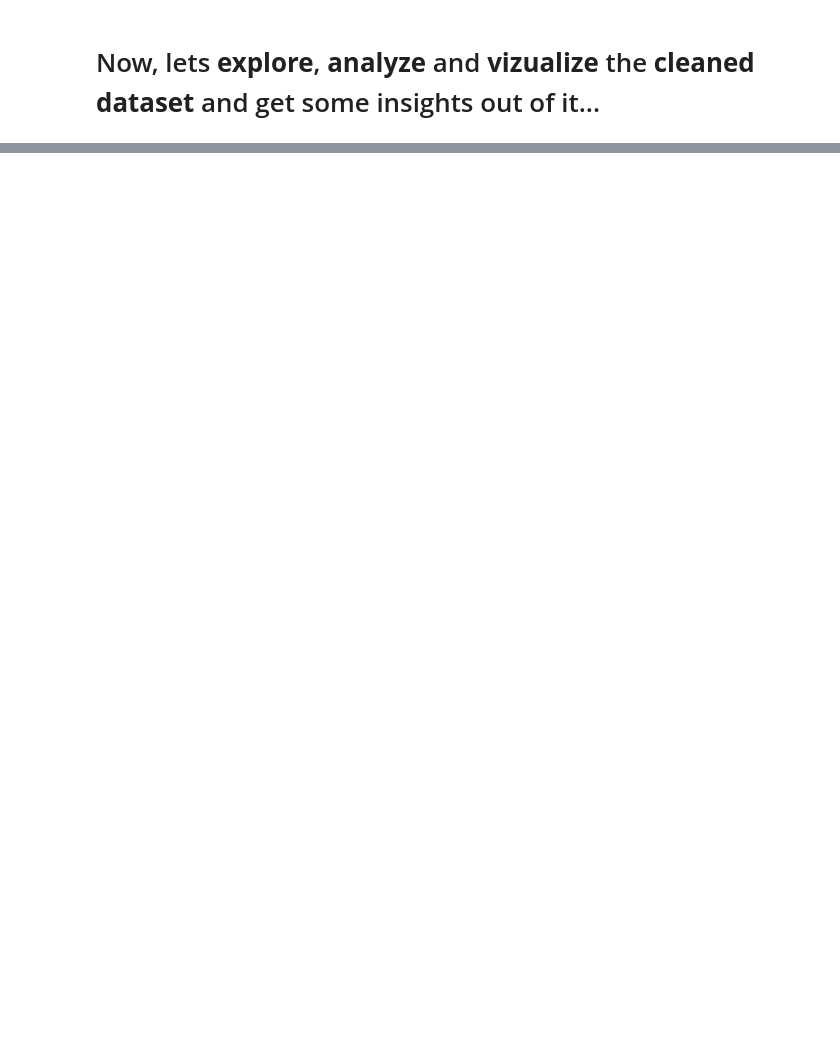
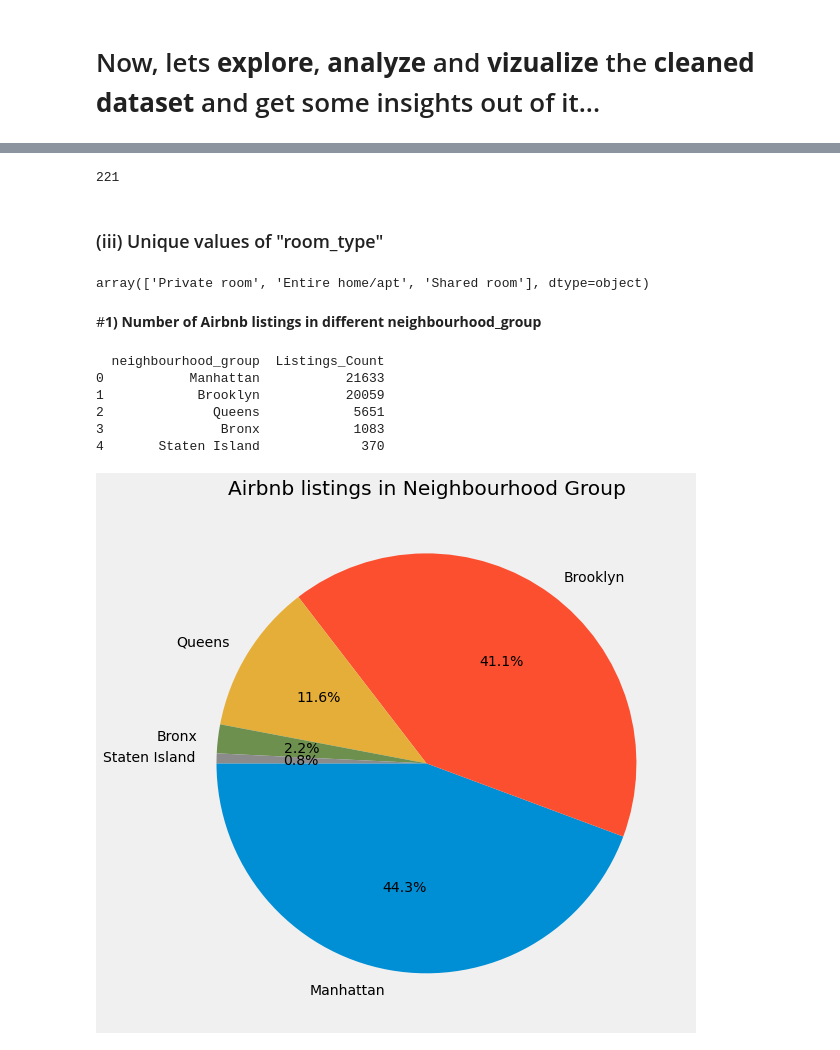
Before and after one commit to TanuRajput110/Airbnb-EDA-Project, a Jupyter notebook: Airbnb_Bookings_Analysis_Capstone_Project.ipynb, the cells around one changed output, grey strips where cells are left out. Drawn from its saved outputs; the diff is of its cells as text; code cells hidden in the pictures; blank space fills up the shorter version.

```diff
--- a/Airbnb_Bookings_Analysis_Capstone_Project.ipynb
+++ b/Airbnb_Bookings_Analysis_Capstone_Project.ipynb
@@ -297,0 +365,34 @@ new_df1.describe()
+# %%
+len(df.neighbourhood.unique())
+# %% [output]
+221
+# %% [markdown]
+### (iii) Unique values of "room_type"
+# %%
+df.room_type.unique()
+# %% [output]
+array(['Private room', 'Entire home/apt', 'Shared room'], dtype=object)
+# %% [markdown]
+#**1) Number of Airbnb listings in different neighbourhood_group**
+# %%
+neigh_listings_counting = new_df1.neighbourhood_group.value_counts()
+count_of_neighbourhood_group = pd.DataFrame(neigh_listings_counting)
+count_of_neighbourhood_group.reset_index(inplace=True)
+count_of_neighbourhood_group.rename(columns={'index':'neighbourhood_group', 'neighbourhood_group':'Listings_Count'}, inplace=True)
+print(count_of_neighbourhood_group)
+# %% [output]
+  neighbourhood_group  Listings_Count
+0           Manhattan           21633
+1            Brooklyn           20059
+2              Queens            5651
+3               Bronx            1083
+4       Staten Island             370
+# %%
+# Visualization of different neighbourhood group by count
+plt.style.use('fivethirtyeight')
+plt.figure(figsize=(15,9))
+plt.title("Airbnb listings in Neighbourhood Group")
+g = plt.pie(new_df1.neighbourhood_group.value_counts(), labels=df.neighbourhood_group.value_counts().index,autopct='%1.1f%%', startangle=180)
+plt.show()
+# %% [output]
+[figure, added]
```
Also changed, not shown: parts of 18 cells of this notebook.
